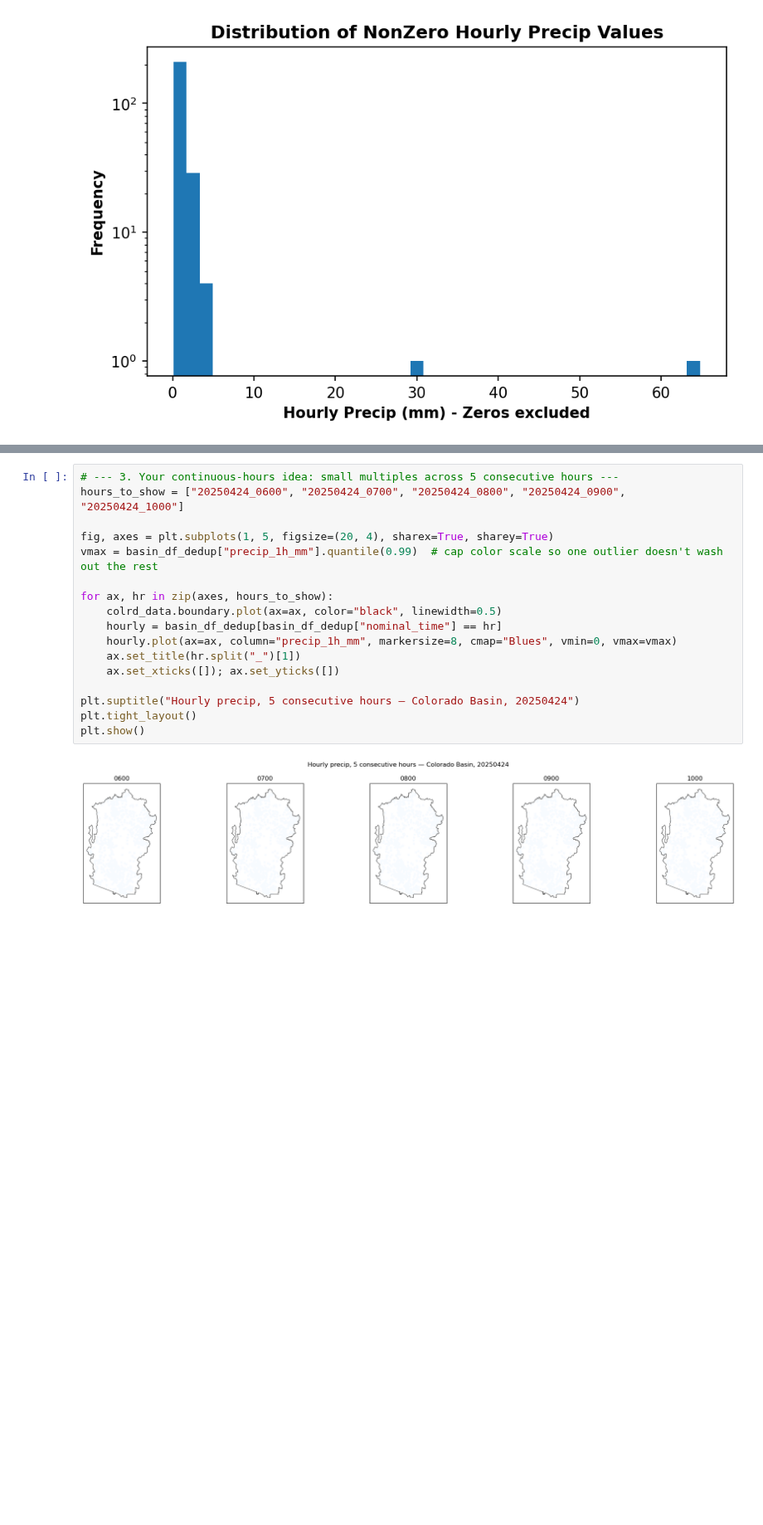
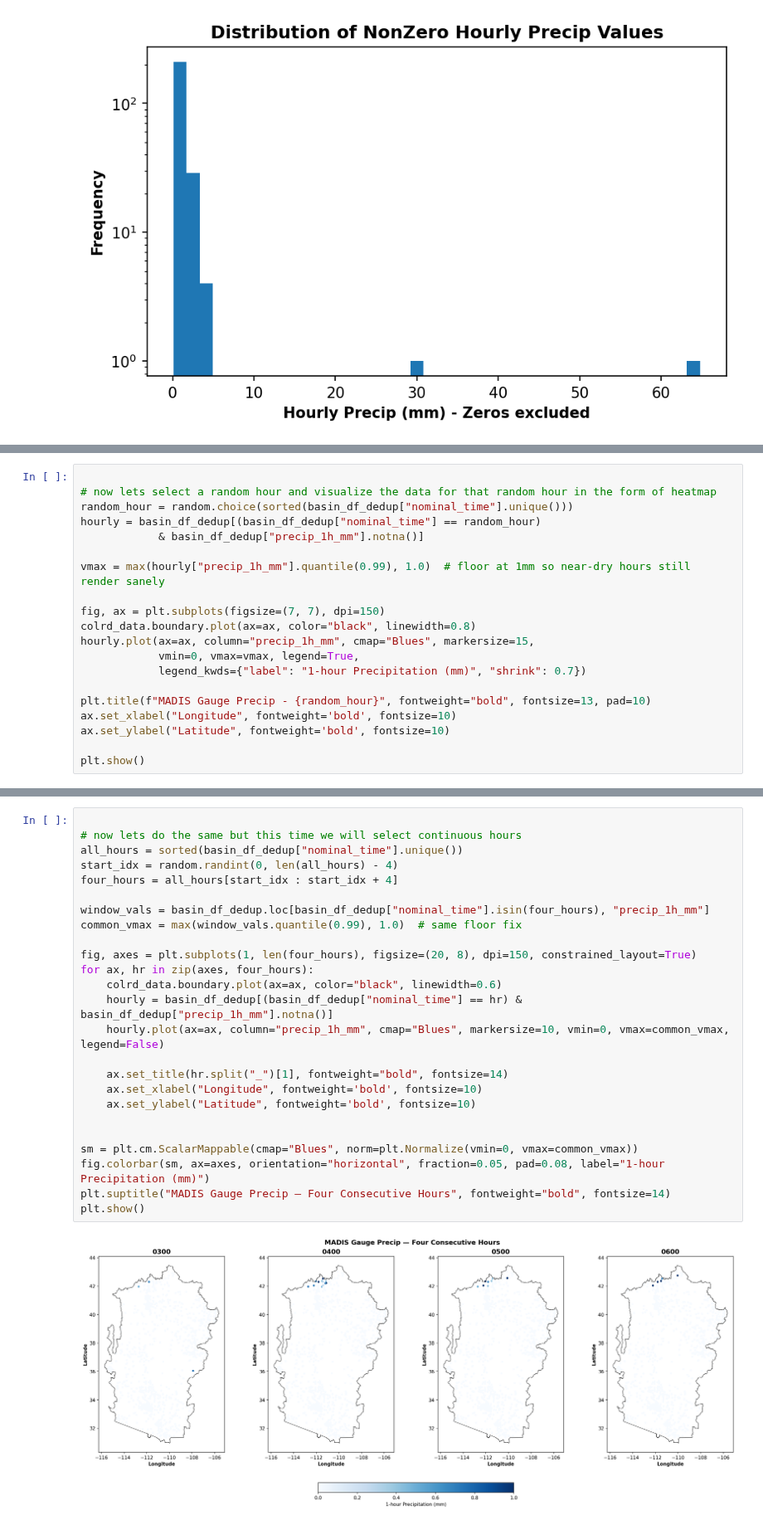
Before and after one commit to MAdil45/precipitation_uncertainty_modeling, a Jupyter notebook: dataset/data_understanding/madis_gage_observations/madis_gage_observations.ipynb, the cells around one changed output, grey strips where cells are left out. Shown at 83% size. Drawn from its saved outputs; the diff is of its cells as text; blank space fills up the shorter version.

```diff
--- a/dataset/data_understanding/madis_gage_observations/madis_gage_observations.ipynb
+++ b/dataset/data_understanding/madis_gage_observations/madis_gage_observations.ipynb
@@ -858,0 +863,20 @@ plt.show()
+# %%
+
+# now lets select a random hour and visualize the data for that random hour in the form of heatmap
+random_hour = random.choice(sorted(basin_df_dedup["nominal_time"].unique()))
+hourly = basin_df_dedup[(basin_df_dedup["nominal_time"] == random_hour)
+            & basin_df_dedup["precip_1h_mm"].notna()]
+
+vmax = max(hourly["precip_1h_mm"].quantile(0.99), 1.0)  # floor at 1mm so near-dry hours still render sanely
+
+fig, ax = plt.subplots(figsize=(7, 7), dpi=150)
+colrd_data.boundary.plot(ax=ax, color="black", linewidth=0.8)
+hourly.plot(ax=ax, column="precip_1h_mm", cmap="Blues", markersize=15,
+            vmin=0, vmax=vmax, legend=True,
+            legend_kwds={"label": "1-hour Precipitation (mm)", "shrink": 0.7})
+
+plt.title(f"MADIS Gauge Precip - {random_hour}", fontweight="bold", fontsize=13, pad=10)
+ax.set_xlabel("Longitude", fontweight='bold', fontsize=10)
+ax.set_ylabel("Latitude", fontweight='bold', fontsize=10)
+
+plt.show()
@@ -859,19 +887,27 @@ plt.show()
 # %%
-# --- 3. Your continuous-hours idea: small multiples across 5 consecutive hours ---
-hours_to_show = ["20250424_0600", "20250424_0700", "20250424_0800", "20250424_0900", "20250424_1000"]
 
-fig, axes = plt.subplots(1, 5, figsize=(20, 4), sharex=True, sharey=True)
-vmax = basin_df_dedup["precip_1h_mm"].quantile(0.99)  # cap color scale so one outlier doesn't wash out the rest
+# now lets do the same but this time we will select continuous hours
+all_hours = sorted(basin_df_dedup["nominal_time"].unique())
+start_idx = random.randint(0, len(all_hours) - 4)
+four_hours = all_hours[start_idx : start_idx + 4]
 
-for ax, hr in zip(axes, hours_to_show):
-    colrd_data.boundary.plot(ax=ax, color="black", linewidth=0.5)
-    hourly = basin_df_dedup[basin_df_dedup["nominal_time"] == hr]
-    hourly.plot(ax=ax, column="precip_1h_mm", markersize=8, cmap="Blues", vmin=0, vmax=vmax)
-    ax.set_title(hr.split("_")[1])
-    ax.set_xticks([]); ax.set_yticks([])
+window_vals = basin_df_dedup.loc[basin_df_dedup["nominal_time"].isin(four_hours), "precip_1h_mm"]
+common_vmax = max(window_vals.quantile(0.99), 1.0)  # same floor fix
 
-plt.suptitle("Hourly precip, 5 consecutive hours — Colorado Basin, 20250424")
-plt.tight_layout()
+fig, axes = plt.subplots(1, len(four_hours), figsize=(20, 8), dpi=150, constrained_layout=True)
+for ax, hr in zip(axes, four_hours):
+    colrd_data.boundary.plot(ax=ax, color="black", linewidth=0.6)
+    hourly = basin_df_dedup[(basin_df_dedup["nominal_time"] == hr) & basin_df_dedup["precip_1h_mm"].notna()]
+    hourly.plot(ax=ax, column="precip_1h_mm", cmap="Blues", markersize=10, vmin=0, vmax=common_vmax, legend=False)
+
+    ax.set_title(hr.split("_")[1], fontweight="bold", fontsize=14)
+    ax.set_xlabel("Longitude", fontweight='bold', fontsize=10)
+    ax.set_ylabel("Latitude", fontweight='bold', fontsize=10)
+
+
+sm = plt.cm.ScalarMappable(cmap="Blues", norm=plt.Normalize(vmin=0, vmax=common_vmax))
+fig.colorbar(sm, ax=axes, orientation="horizontal", fraction=0.05, pad=0.08, label="1-hour Precipitation (mm)")
+plt.suptitle("MADIS Gauge Precip — Four Consecutive Hours", fontweight="bold", fontsize=14)
 plt.show()
 # %% [output]
-[figure, old version]
+[figure, new version]
```
Also changed, not shown: parts of 7 cells of this notebook.
